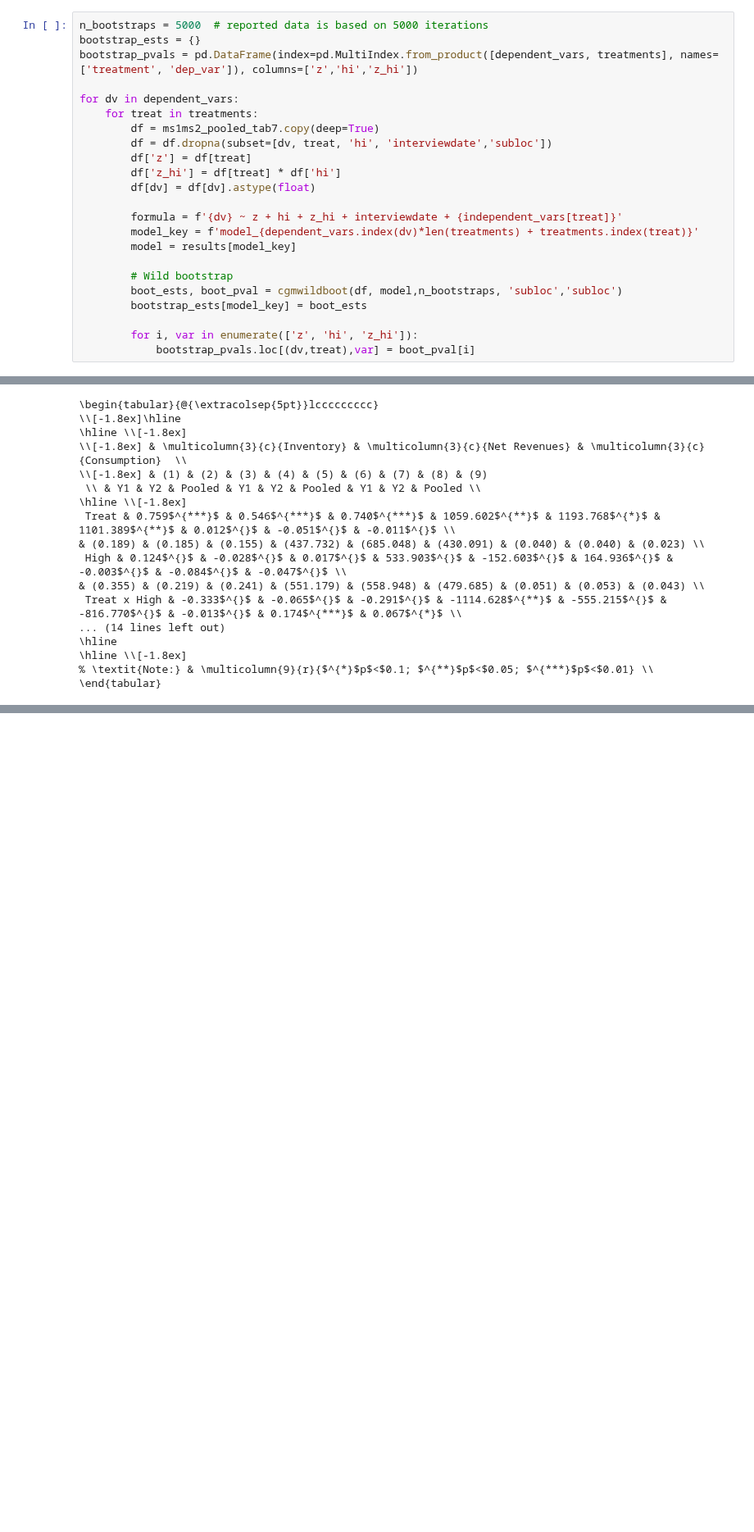
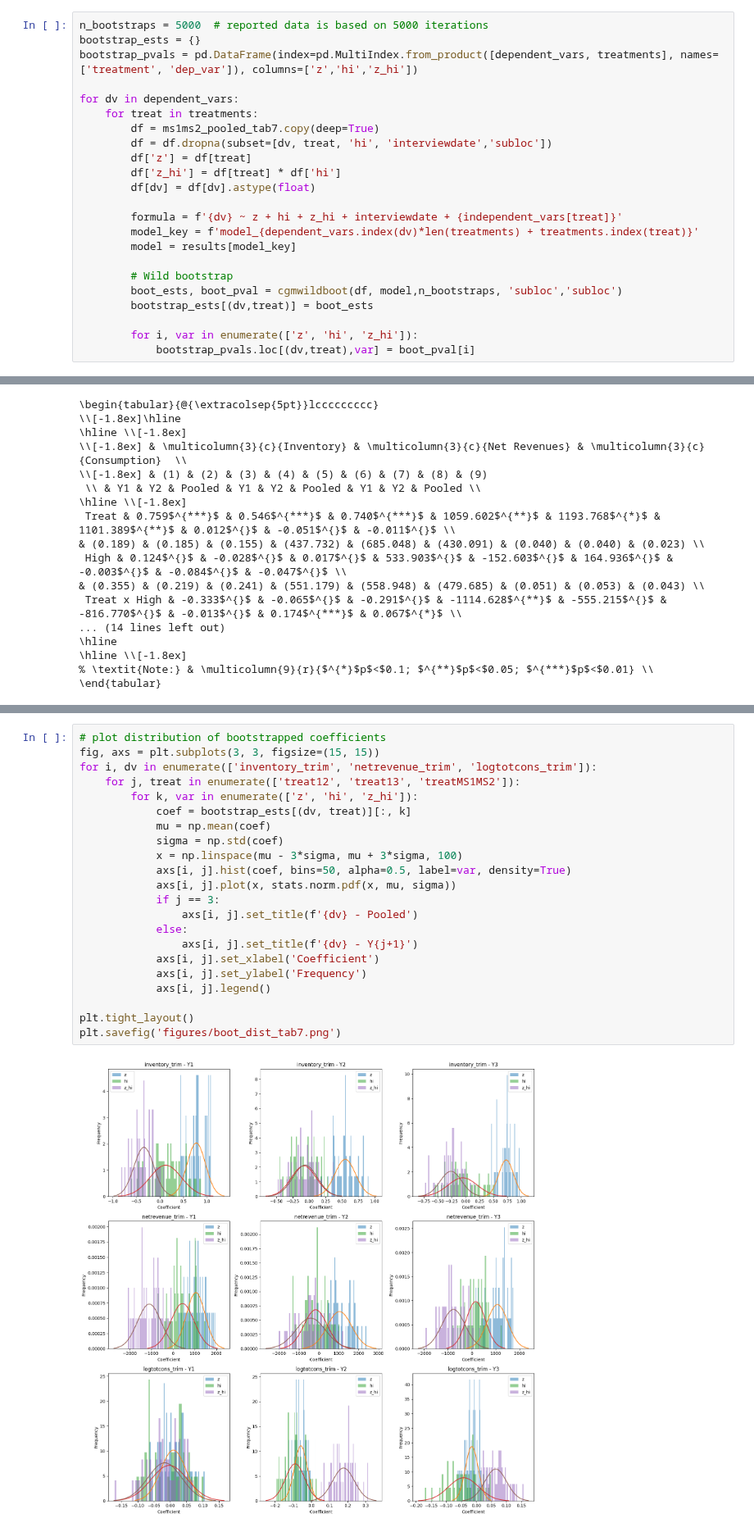
Before and after one commit to johanoelgaard/ECON148, a Jupyter notebook: proj/proj03/project_3.ipynb, the cells around one changed output, grey strips where cells are left out. Shown at 82% size. Saved outputs shown, nothing was run; the diff lists cells and outputs as text; blank space fills up the shorter version.

```diff
--- a/proj/proj03/project_3.ipynb
+++ b/proj/proj03/project_3.ipynb
@@ -866,7 +757,7 @@ for dv in dependent_vars:
 
         # Wild bootstrap
         boot_ests, boot_pval = cgmwildboot(df, model,n_bootstraps, 'subloc','subloc')
-        bootstrap_ests[model_key] = boot_ests
+        bootstrap_ests[(dv,treat)] = boot_ests
 
         for i, var in enumerate(['z', 'hi', 'z_hi']):
             bootstrap_pvals.loc[(dv,treat),var] = boot_pval[i]
@@ -928,0 +822,24 @@ print(latex_table7)
+# %%
+# plot distribution of bootstrapped coefficients
+fig, axs = plt.subplots(3, 3, figsize=(15, 15))
+for i, dv in enumerate(['inventory_trim', 'netrevenue_trim', 'logtotcons_trim']):
+    for j, treat in enumerate(['treat12', 'treat13', 'treatMS1MS2']):
+        for k, var in enumerate(['z', 'hi', 'z_hi']):
+            coef = bootstrap_ests[(dv, treat)][:, k]
+            mu = np.mean(coef)
+            sigma = np.std(coef)
+            x = np.linspace(mu - 3*sigma, mu + 3*sigma, 100)
+            axs[i, j].hist(coef, bins=50, alpha=0.5, label=var, density=True)
+            axs[i, j].plot(x, stats.norm.pdf(x, mu, sigma))
+            if j == 3:
+                axs[i, j].set_title(f'{dv} - Pooled')
+            else:
+                axs[i, j].set_title(f'{dv} - Y{j+1}')
+            axs[i, j].set_xlabel('Coefficient')
+            axs[i, j].set_ylabel('Frequency')
+            axs[i, j].legend()
+
+plt.tight_layout()
+plt.savefig('figures/boot_dist_tab7.png')
+# %% [output]
+[figure, added]
```
Also changed, not shown: parts of 9 cells of this notebook, 1 other file.
